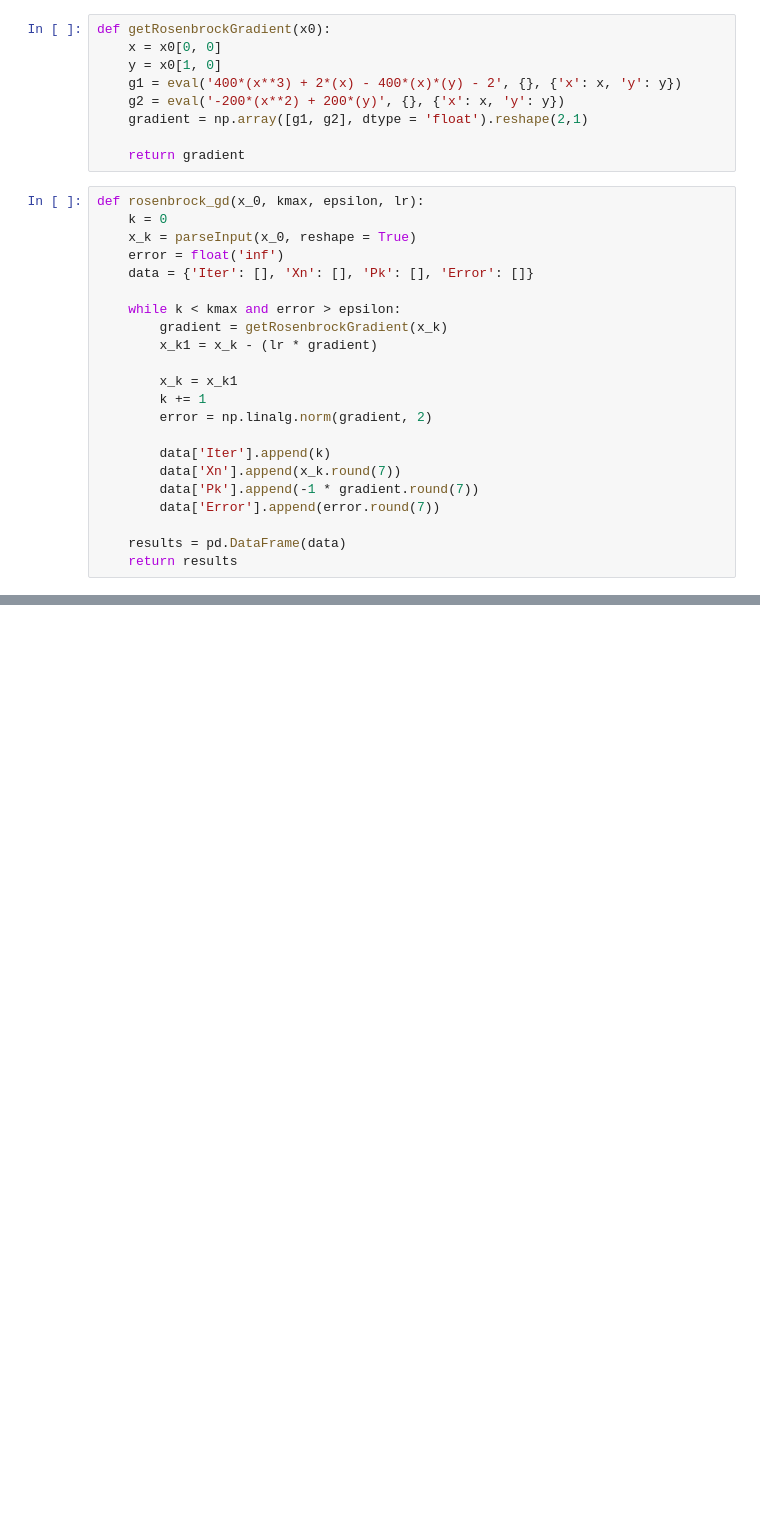
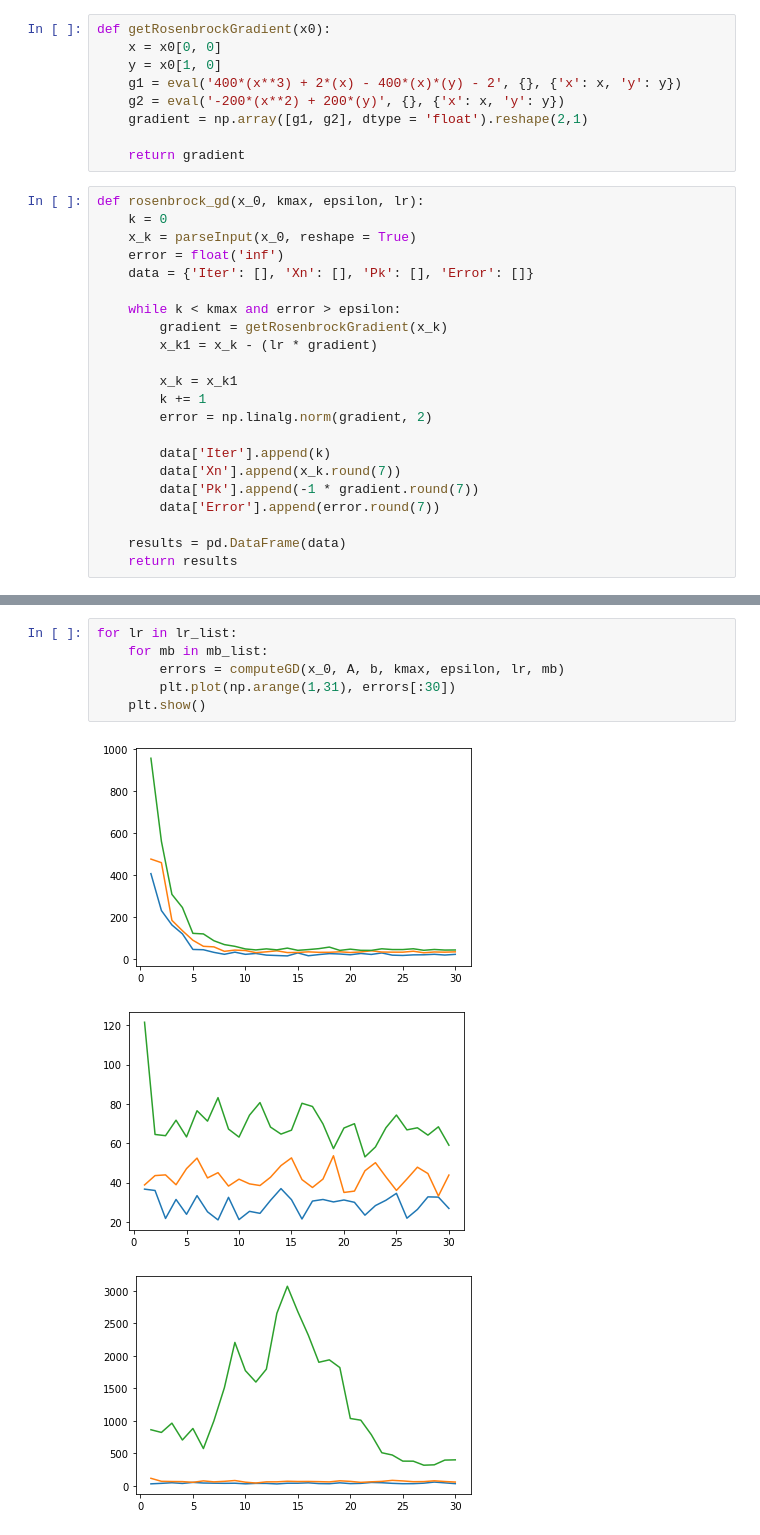
Before and after one commit to CarlosGarlem/AlgoritmosDS, a Jupyter notebook: optimizationProject/algoritmos.ipynb, the cells around one changed output, grey strips where cells are left out. Cells and saved outputs as stored; diff of their text form; blank space fills up the shorter version.

```diff
--- a/optimizationProject/algoritmos.ipynb
+++ b/optimizationProject/algoritmos.ipynb
@@ -385,0 +462,10 @@ rosenbrock_gd(x_0, N, epsilon, alpha)
+# %%
+for lr in lr_list:
+    for mb in mb_list:
+        errors = computeGD(x_0, A, b, kmax, epsilon, lr, mb)
+        plt.plot(np.arange(1,31), errors[:30])
+    plt.show()
+# %% [output]
+[figure, added]
+[figure, added]
+[figure, added]
```
Also changed, not shown: parts of 24 cells of this notebook, 2 other files.
